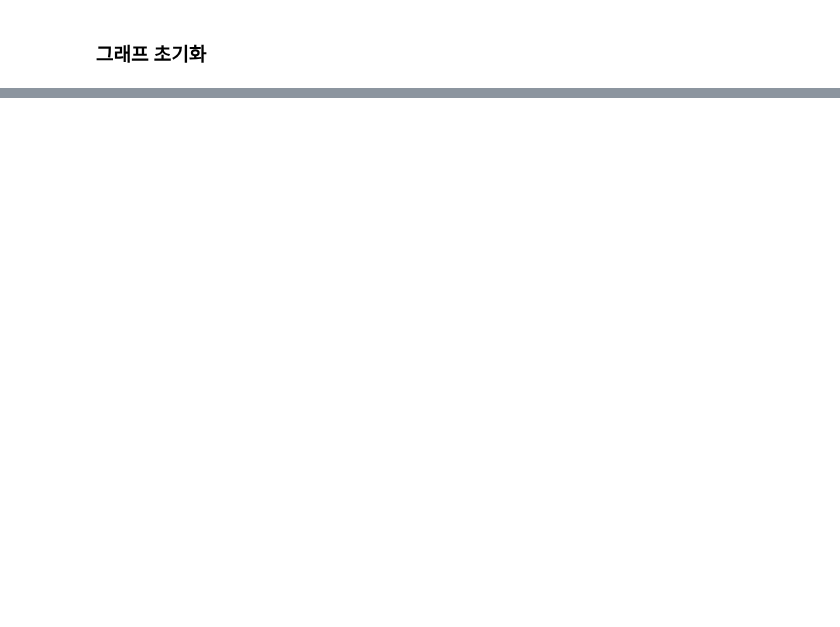
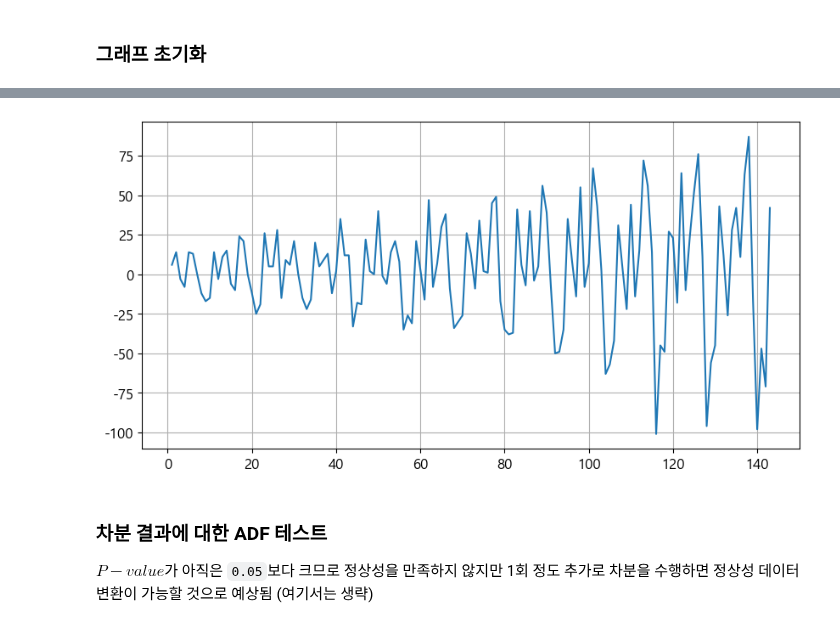
Before and after one commit to jaekim3220/jupyter, a Jupyter notebook: E. 확증적 데이터 분석(CDA)/06. 시계열 분석/03-시계열분석(정석).ipynb, the cells around one changed output, grey strips where cells are left out. Drawn from its saved outputs; the diff is of its cells as text; code cells hidden in the pictures; blank space fills up the shorter version.

```diff
--- a/E. 확증적 데이터 분석(CDA)/06. 시계열 분석/03-시계열분석(정석).ipynb
+++ b/E. 확증적 데이터 분석(CDA)/06. 시계열 분석/03-시계열분석(정석).ipynb
@@ -174,0 +99,3 @@ p-value가 0.05보다 작으므로 귀무가설을 기각하고 대립가설 채
+# %%
+diff = df['Passengers'].diff().dropna()
+diff
@@ -174,0 +121,12 @@ p-value가 0.05보다 작으므로 귀무가설을 기각하고 대립가설 채
+# %%
+plt.figure()
+sb.lineplot(x=diff.index, y=diff.values)
+plt.grid()
+plt.show()
+plt.close()
+# %% [output]
+[figure, added]
+# %% [markdown]
+### 차분 결과에 대한 ADF 테스트
+
+$P-value$가 아직은 `0.05`보다 크므로 정상성을 만족하지 않지만 1회 정도 추가로 차분을 수행하면 정상성 데이터 변환이 가능할 것으로 예상됨 (여기서는 생략)
```
Also changed, not shown: parts of 51 cells of this notebook, 4 other files.
